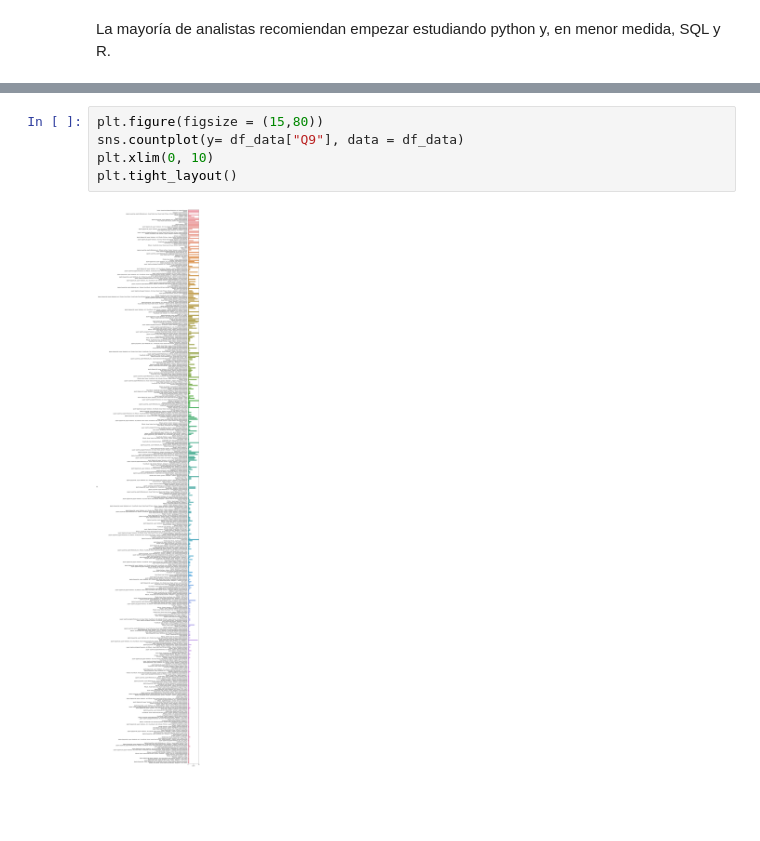
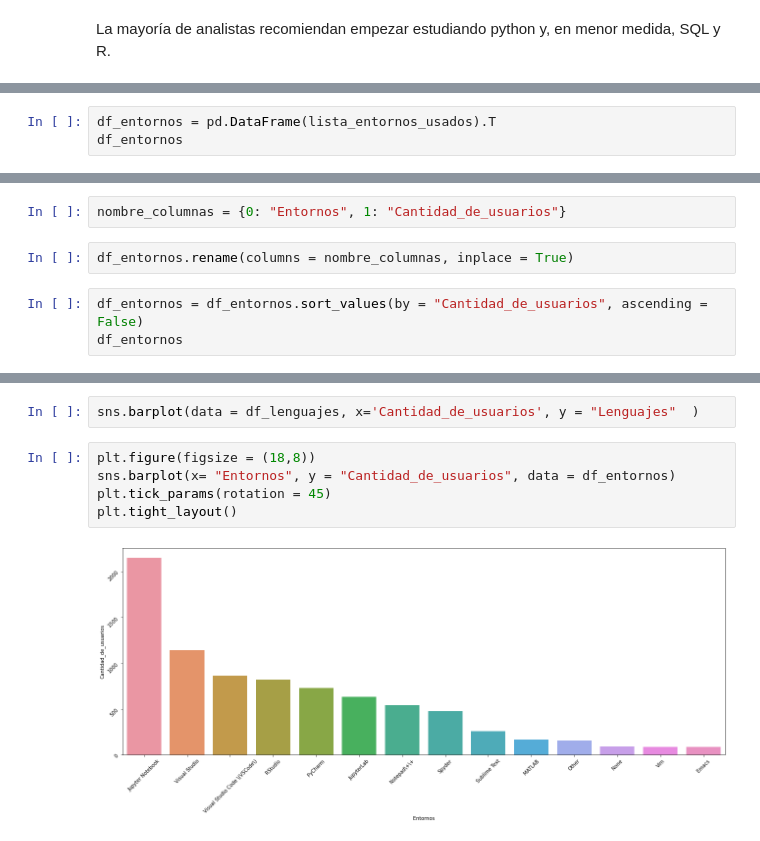
Before and after one commit to Adalab/project-da-promo-d-modulo-2-team-4, a Jupyter notebook: exploracion/limpieza de columnas.ipynb, the cells around one changed output, grey strips where cells are left out. Drawn from its saved outputs; the diff is of its cells as text; blank space fills up the shorter version.

```diff
--- a/exploracion/limpieza de columnas.ipynb
+++ b/exploracion/limpieza de columnas.ipynb
@@ -313,0 +306,3 @@ error: multiple repeat at position 8
+# %%
+df_entornos = pd.DataFrame(lista_entornos_usados).T
+df_entornos
@@ -313,0 +325,7 @@ error: multiple repeat at position 8
+# %%
+nombre_columnas = {0: "Entornos", 1: "Cantidad_de_usuarios"}
+# %%
+df_entornos.rename(columns = nombre_columnas, inplace = True)
+# %%
+df_entornos = df_entornos.sort_values(by = "Cantidad_de_usuarios", ascending = False)
+df_entornos
@@ -314,7 +348,9 @@ error: multiple repeat at position 8
+# %%
+sns.barplot(data = df_lenguajes, x='Cantidad_de_usuarios', y = "Lenguajes"  )
 # %%
-plt.figure(figsize = (15,80))
-sns.countplot(y= df_data["Q9"], data = df_data)
-plt.xlim(0, 10)
+plt.figure(figsize = (18,8))
+sns.barplot(x= "Entornos", y = "Cantidad_de_usuarios", data = df_entornos)
+plt.tick_params(rotation = 45)
 plt.tight_layout()
 # %% [output]
-[figure, old version]
+[figure, new version]
```
Also changed, not shown: parts of 6 cells of this notebook.
